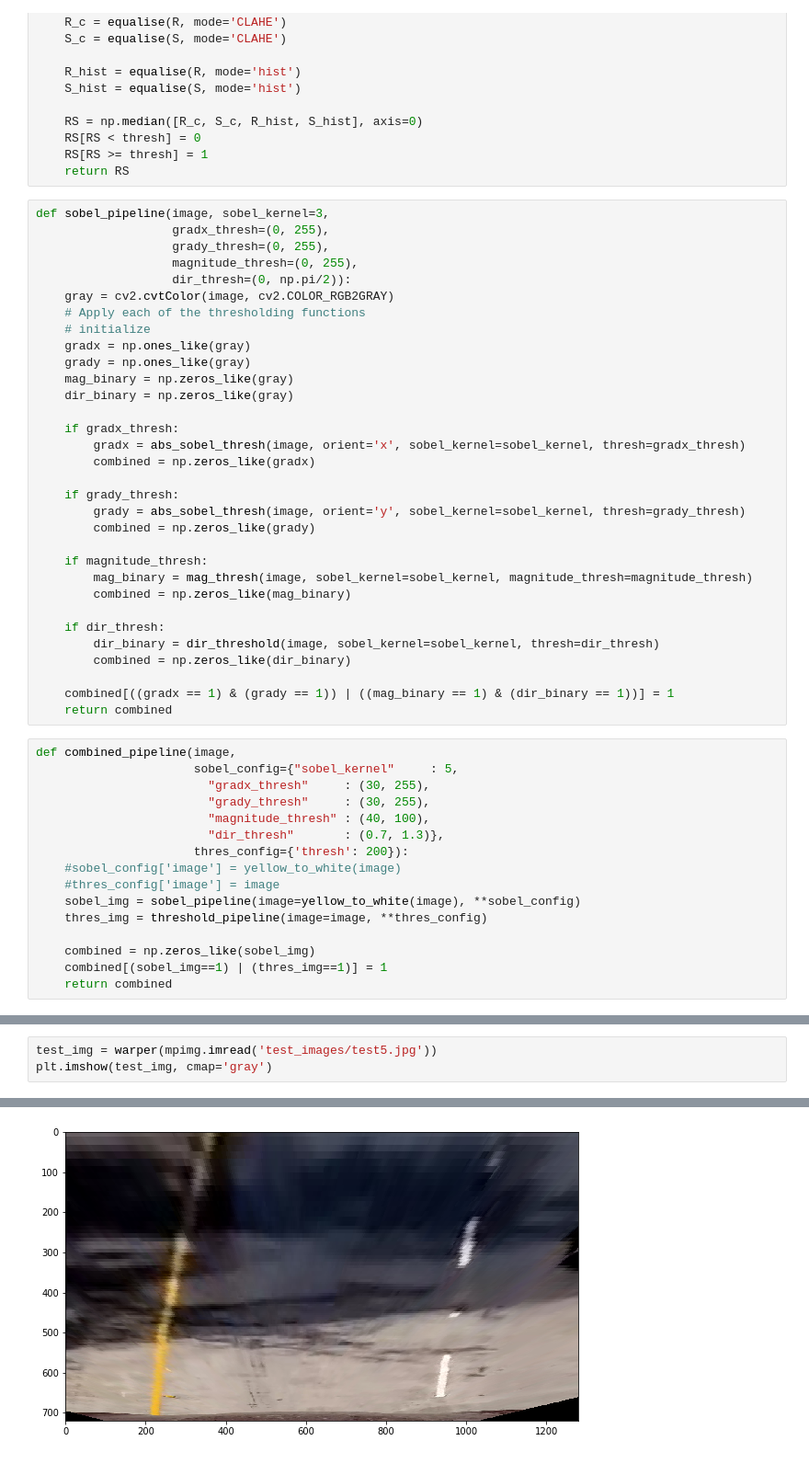
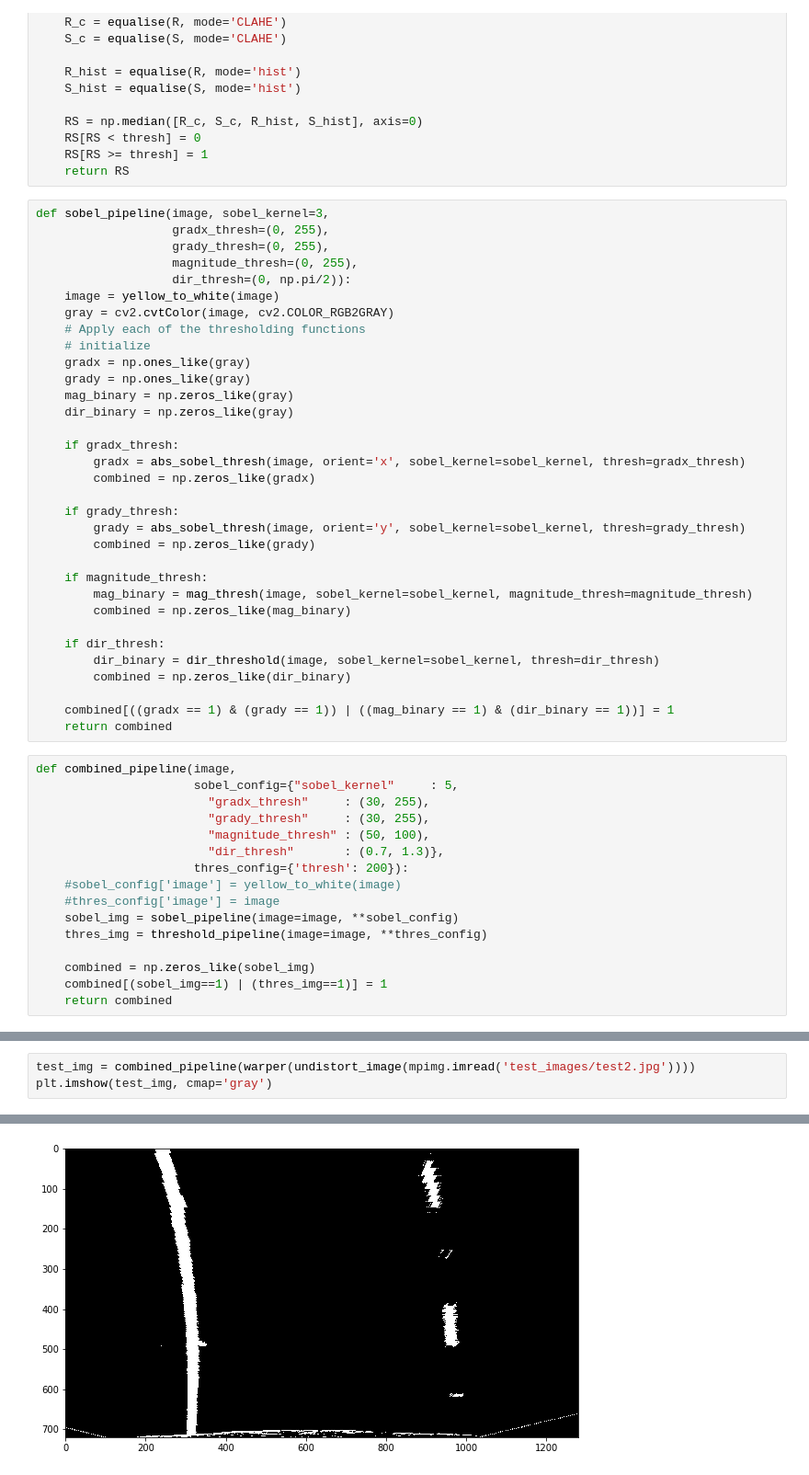
Before and after one commit to chappers/CarND-Advanced-Lane-Lines, a Jupyter notebook: project.ipynb, the cells around one changed output, grey strips where cells are left out. Shown at 92% size. Drawn from its saved outputs; the diff is of its cells as text.

```diff
--- a/project.ipynb
+++ b/project.ipynb
@@ -325,6 +338,7 @@ def sobel_pipeline(image, sobel_kernel=3,
                    grady_thresh=(0, 255),
                    magnitude_thresh=(0, 255),
                    dir_thresh=(0, np.pi/2)):
+    image = yellow_to_white(image)
     gray = cv2.cvtColor(image, cv2.COLOR_RGB2GRAY)
     # Apply each of the thresholding functions
     # initialize
@@ -356,12 +370,12 @@ def combined_pipeline(image,
                       sobel_config={"sobel_kernel"     : 5,
                         "gradx_thresh"     : (30, 255),
                         "grady_thresh"     : (30, 255),
-                        "magnitude_thresh" : (40, 100),
+                        "magnitude_thresh" : (50, 100),
                         "dir_thresh"       : (0.7, 1.3)},
                       thres_config={'thresh': 200}):
     #sobel_config['image'] = yellow_to_white(image)
     #thres_config['image'] = image
-    sobel_img = sobel_pipeline(image=yellow_to_white(image), **sobel_config)
+    sobel_img = sobel_pipeline(image=image, **sobel_config)
     thres_img = threshold_pipeline(image=image, **thres_config)
 
     combined = np.zeros_like(sobel_img)
@@ -386,6 +397,6 @@ plt.imshow(undistorted_image)
 # %%
-test_img = warper(mpimg.imread('test_images/test5.jpg'))
+test_img = combined_pipeline(warper(undistort_image(mpimg.imread('test_images/test2.jpg'))))
 plt.imshow(test_img, cmap='gray')
 # %% [output]
 <matplotlib.image.AxesImage at 0x...>
-[figure, old version]
+[figure, new version]
```
Also changed, not shown: parts of 17 cells of this notebook, 10 other files.
